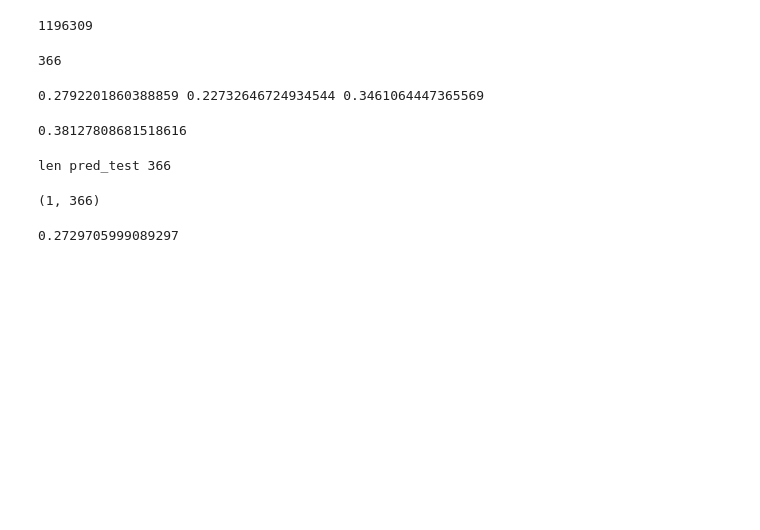
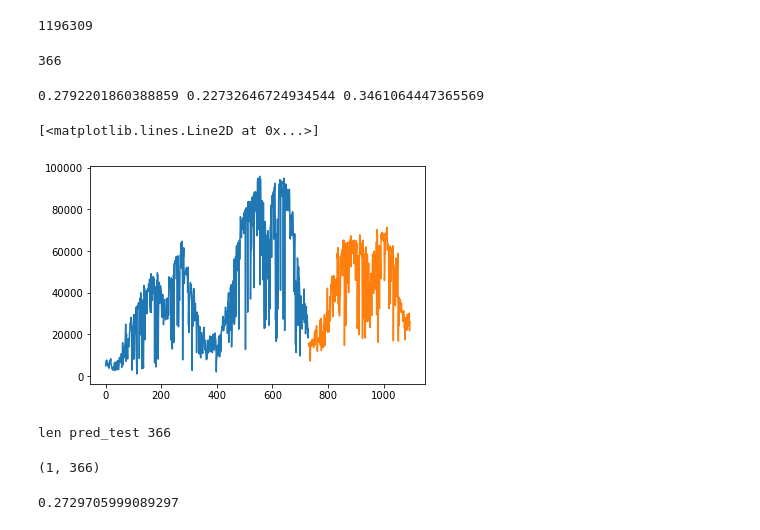
Before and after one commit to ParkJun-Yeong/2022DACON-bike, a Jupyter notebook: all_new.ipynb, the cells around one changed output. Drawn from its saved outputs; the diff is of its cells as text; code cells hidden in the pictures; blank space fills up the shorter version.

```diff
--- a/all_new.ipynb
+++ b/all_new.ipynb
@@ -590,8 +590,11 @@ print(np.mean(acc_history1), np.mean(acc_history2), np.mean(acc_history3))
 # %%
 pred = model2.predict(X)
 NMAE(Y.values, pred)
+plt.plot(y)
+plt.plot(X.index,pred)
 # %% [output]
-0.38127808681518616
+[<matplotlib.lines.Line2D at 0x...>]
+[figure, added]
 # %%
 pred_test = model2.predict(X)
 
```
